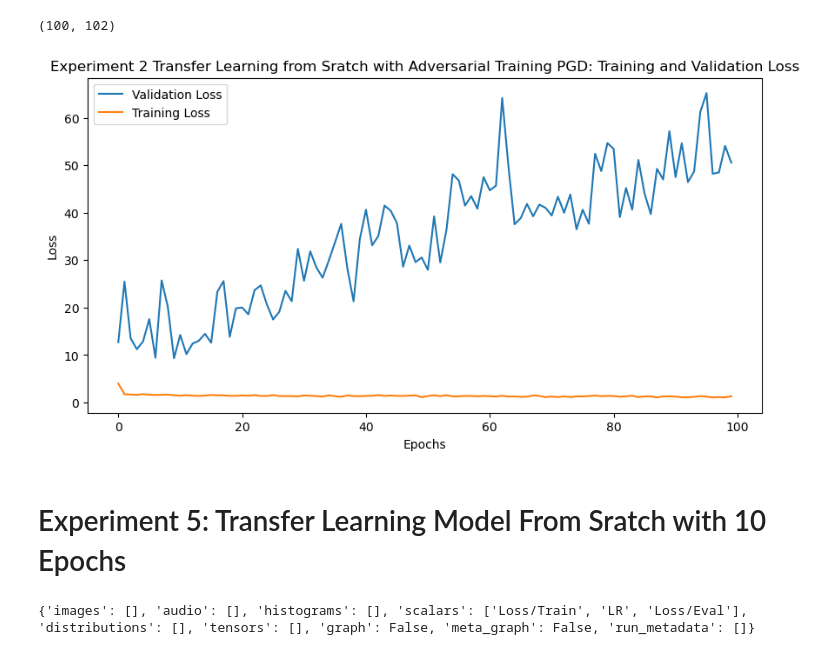
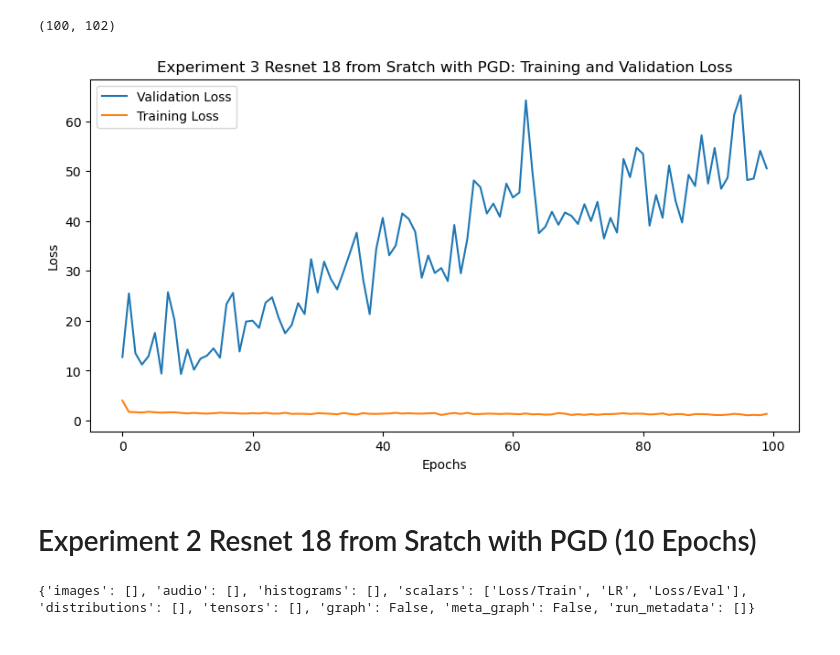
Before and after one commit to irmadong/Practical_Deep_Learning_Project, a Jupyter notebook: Experiments_plots.ipynb, the cells around one changed output. Drawn from its saved outputs; the diff is of its cells as text; code cells hidden in the pictures.

Commit message:
update plots

```diff
--- a/Experiments_plots.ipynb
+++ b/Experiments_plots.ipynb
@@ -329,18 +329,18 @@ len(Loss),len(Val_Loss)
 # %%
 epochs = range(0, 100)
 
 plt.figure(figsize=(10,5))
-plt.title("Experiment 2 Transfer Learning from Sratch with Adversarial Training PGD: Training and Validation Loss")
+plt.title("Experiment 3 Resnet 18 from Sratch with PGD: Training and Validation Loss")
 plt.plot(epochs, Val_Loss[:100],label="Validation Loss")
 plt.plot(epochs, Loss,label="Training Loss")
 plt.xlabel("Epochs")
 plt.ylabel("Loss")
 plt.legend(loc='best')
 plt.show()
 # %% [output]
-[figure, old version]
+[figure, new version]
 # %% [markdown]
-# Experiment 5: Transfer Learning Model From Sratch with 10 Epochs
+# Experiment 2 Resnet 18 from Sratch with PGD (10 Epochs)
 # %%
 from tensorboard.backend.event_processing.event_accumulator import EventAccumulator
 event_acc = EventAccumulator('/home/gm3044/Practical_Deep_Learning_Project/Adv_trans_resnet_scratch_PGD_10')
```
Also changed, not shown: parts of 3 cells of this notebook.
